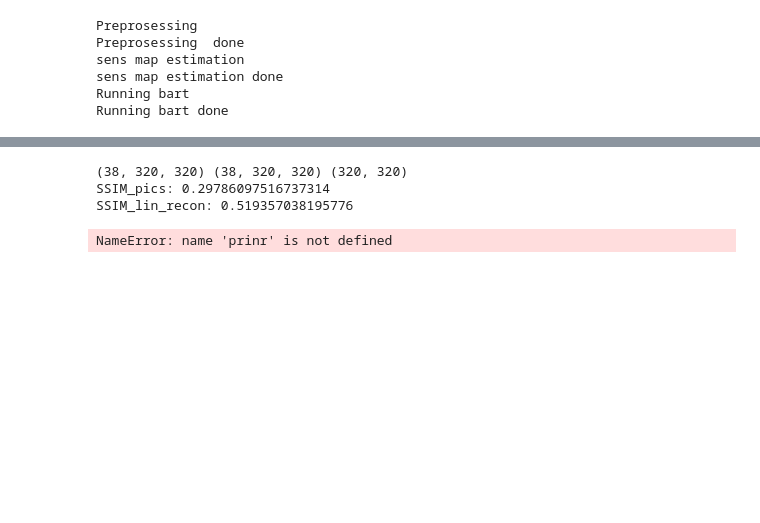
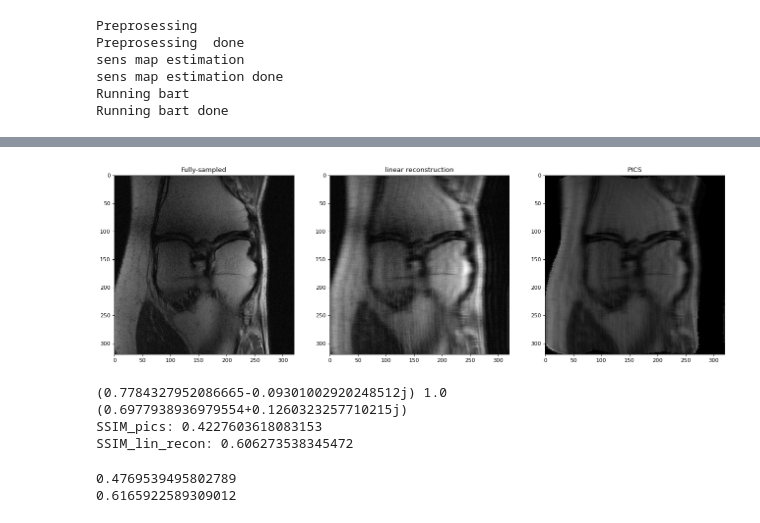
Before and after one commit to Samuel-van-Gurp/fastMRI, a Jupyter notebook: Samuel_notebooks/PICS_on_whole_data set.ipynb, the cells around one changed output, grey strips where cells are left out. Cells and saved outputs as stored; diff of their text form; code cells hidden in the pictures; blank space fills up the shorter version.

```diff
--- a/Samuel_notebooks/PICS_on_whole_data set.ipynb
+++ b/Samuel_notebooks/PICS_on_whole_data set.ipynb
@@ -101,31 +102,37 @@ plt.show()
+# %%
+plt.figure(figsize=(20,18), dpi = 80)
+plt.subplot(1, 3, 1)
+plt.imshow(np.abs(target), cmap='gray')
+plt.title('Fully-sampled')
+plt.subplot(1, 3, 2)
+plt.imshow(np.abs(lin_recon), cmap='gray')
+plt.title('linear reconstruction')
+plt.subplot(1, 3, 3)
+plt.imshow(np.abs(pred), cmap='gray')
+plt.title('PICS')
+
+plt.show()
+# %% [output]
+[figure, added]
 # %%
+# _target = np.expand_dims(np.abs(target[slice]), -1)
+_target = target / np.max(np.abs(target))
 
-# # _target = target
-# _target = np.expand_dims(np.abs(target[slice]), -1)
-# _target = _target / np.max(np.abs(_target))
-# # _pred = pred
 # _pred = np.expand_dims(np.abs(pred[slice]), -1)
-# _pred = _pred / np.max(np.abs(_pred))
+_pred = pred / np.max(np.abs(pred))
 
-# # _linear_recon = lin_recon
 # _linear_recon = np.expand_dims(np.abs(lin_recon[slice]), -1)
-# _linear_recon = _linear_recon / np.max(np.abs(_linear_recon))
+_linear_recon = lin_recon / np.max(np.abs(lin_recon))
 
-print(lin_recon.shape[slice], target.shape, pred.shape)
+print(np.max(_target), np.max(_pred), np.max(_linear_recon))
 
 
-
-SSIM_pics = structural_similarity(_target[slice], _pred, data_range=np.max(_target), multichannel=True)
-SSIM_lin_recon = structural_similarity(_target[slice], _linear_recon[slice], data_range=np.max(_target), multichannel=True)
+SSIM_pics =      structural_similarity(np.abs(_target), np.abs(_pred), data_range=np.max(_target), multichannel=True)
+SSIM_lin_recon = structural_similarity(np.abs(_target), np.abs(_linear_recon), data_range=np.max(_target), multichannel=True)
 
 print('SSIM_pics:',SSIM_pics)
 print('SSIM_lin_recon:', SSIM_lin_recon)
 # %% [output]
-(38, 320, 320) (38, 320, 320) (320, 320)
-SSIM_pics: 0.29786097516737314
-SSIM_lin_recon: 0.519357038195776
+(0.7784327952086665-0.09301002920248512j) 1.0 (0.6977938936979554+0.1260323257710215j)
+SSIM_pics: 0.4227603618083153
+SSIM_lin_recon: 0.606273538345472
-# %%
-for i in range(10):
-    prinr(i)
-# %% [output]
-NameError: name 'prinr' is not defined
@@ -131,0 +162,6 @@ NameError: name 'prinr' is not defined
+# %%
+print(np.mean(SSIM_pics_list))
+print(np.mean(SSIM_lin_recon_list))
+# %% [output]
+0.4769539495802789
+0.6165922589309012
```
Also changed, not shown: parts of 6 cells of this notebook, 1 other file.
